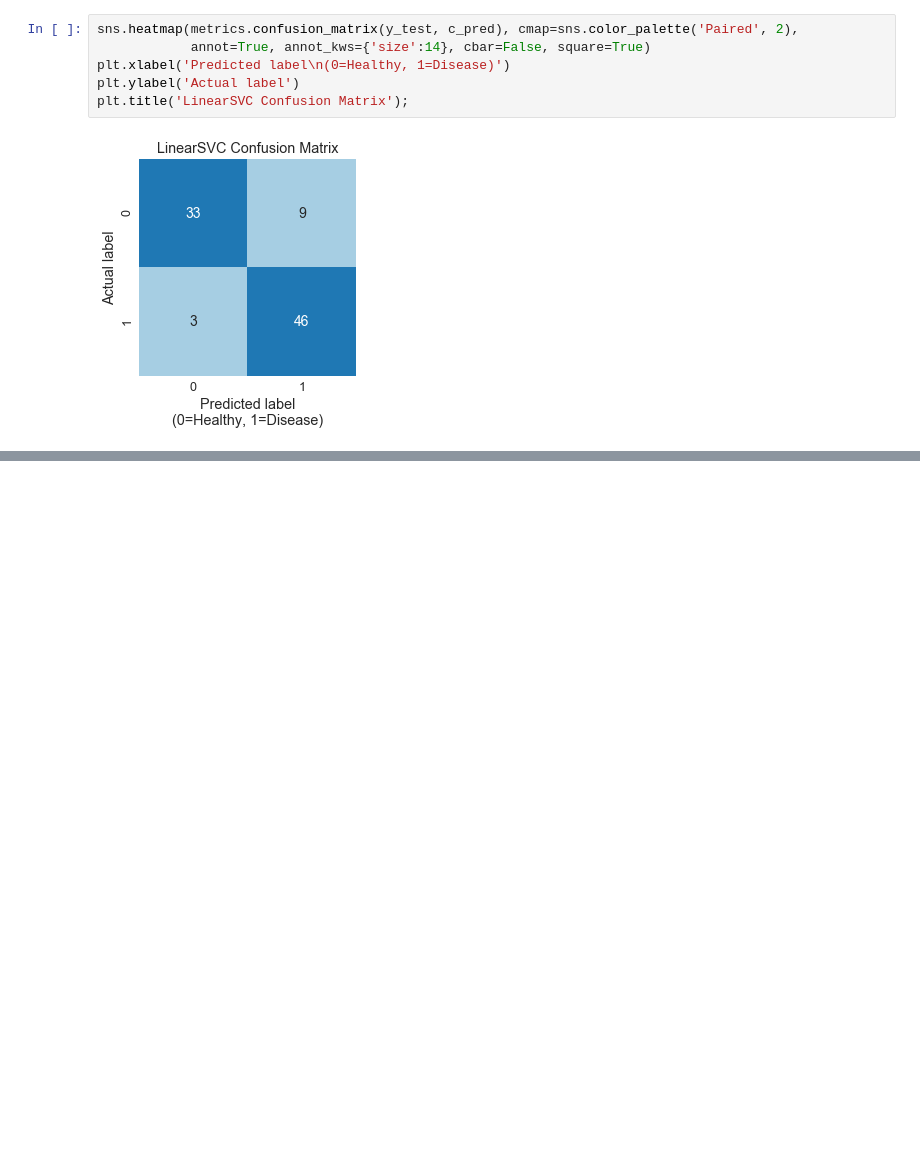
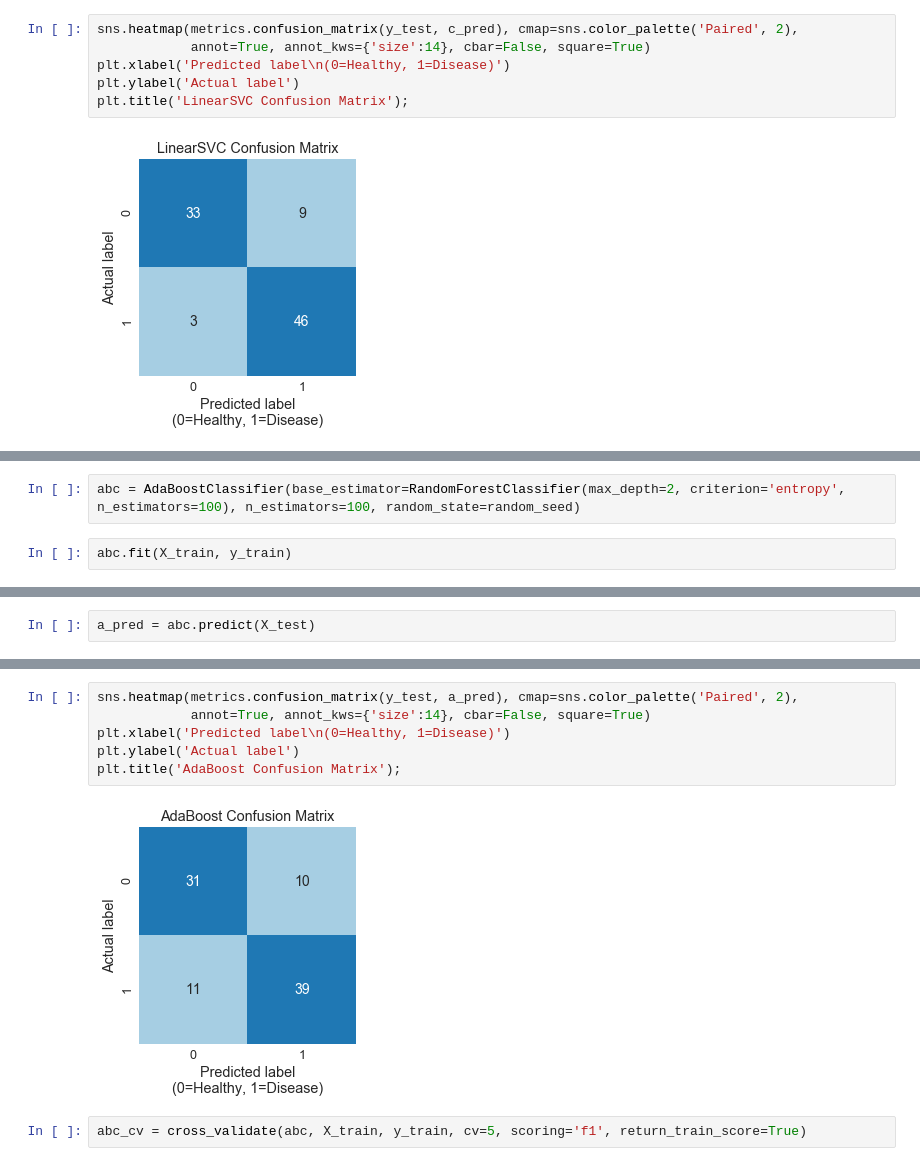
Before and after one commit to CarolineKeegan/HeartDisease-Modeling, a Jupyter notebook: HeartDiseaseModel.ipynb, the cells around one changed output, grey strips where cells are left out. Cells and saved outputs as stored; diff of their text form; blank space fills up the shorter version.

```diff
--- a/HeartDiseaseModel.ipynb
+++ b/HeartDiseaseModel.ipynb
@@ -164,0 +328,4 @@ plt.title('LinearSVC Confusion Matrix');
+# %%
+abc = AdaBoostClassifier(base_estimator=RandomForestClassifier(max_depth=2, criterion='entropy', n_estimators=100), n_estimators=100, random_state=random_seed)
+# %%
+abc.fit(X_train, y_train)
@@ -164,0 +352,2 @@ plt.title('LinearSVC Confusion Matrix');
+# %%
+a_pred = abc.predict(X_test)
@@ -164,0 +365,10 @@ plt.title('LinearSVC Confusion Matrix');
+# %%
+sns.heatmap(metrics.confusion_matrix(y_test, a_pred), cmap=sns.color_palette('Paired', 2),
+            annot=True, annot_kws={'size':14}, cbar=False, square=True)
+plt.xlabel('Predicted label\n(0=Healthy, 1=Disease)')
+plt.ylabel('Actual label')
+plt.title('AdaBoost Confusion Matrix');
+# %% [output]
+[figure, added]
+# %%
+abc_cv = cross_validate(abc, X_train, y_train, cv=5, scoring='f1', return_train_score=True)
```
Also changed, not shown: parts of 37 cells of this notebook.
